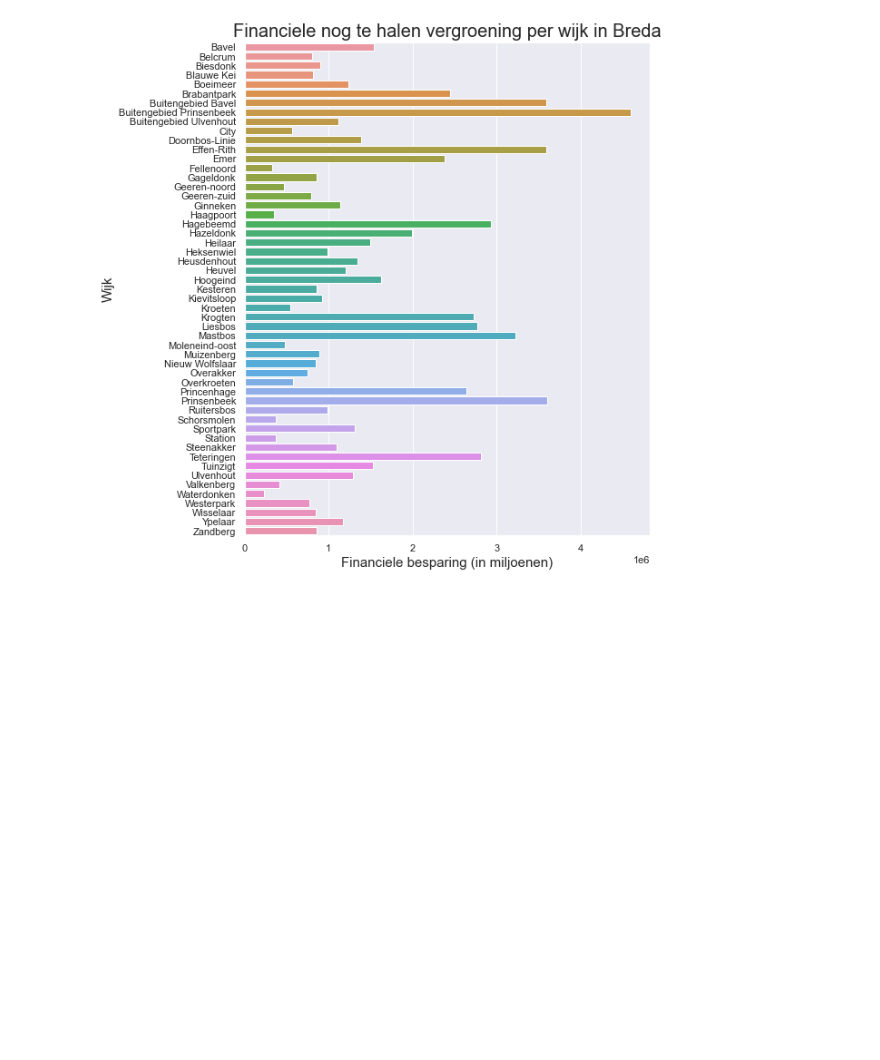
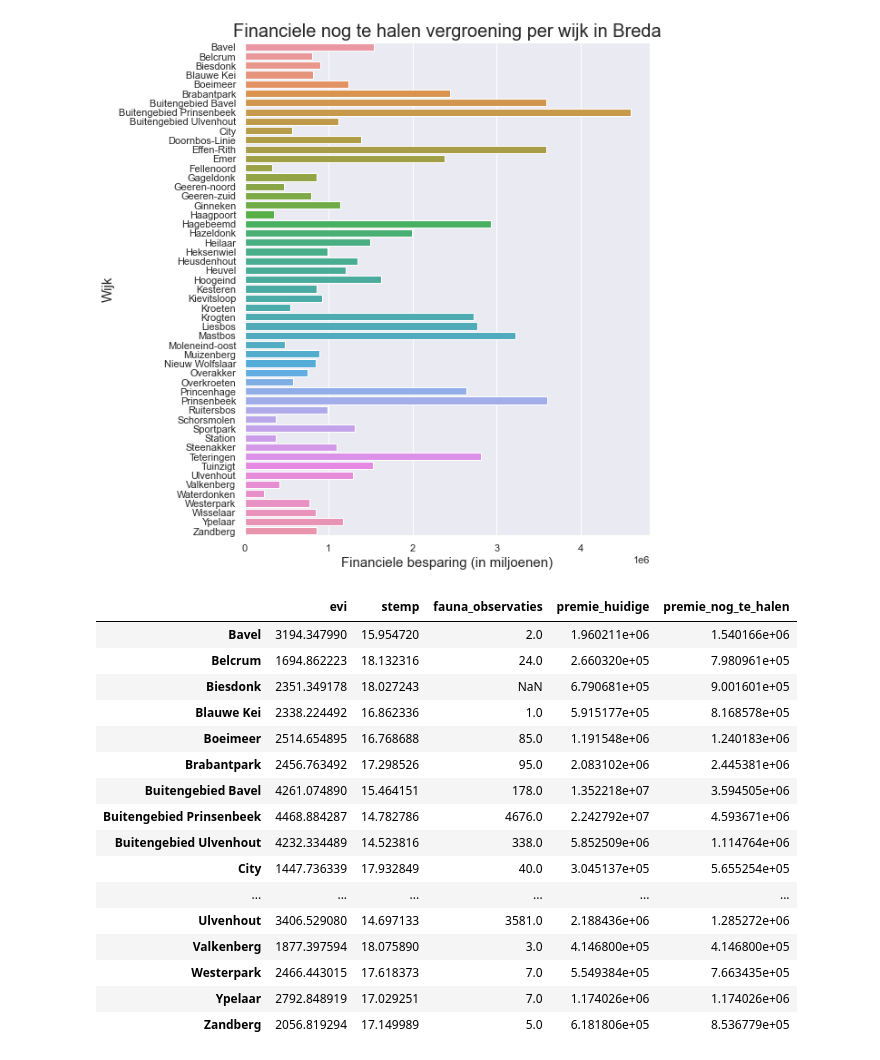
Before and after one commit to esquire900/hackaton-2020, a Jupyter notebook: kosten/kosten-export.ipynb, the cells around one changed output. Cells and saved outputs as stored; diff of their text form; code cells hidden in the pictures; blank space fills up the shorter version.

Commit message:
nieuwe data

```diff
--- a/kosten/kosten-export.ipynb
+++ b/kosten/kosten-export.ipynb
@@ -57,3 +57,26 @@ plt.ylabel("Wijk", fontsize=15)
 plt.show()
 # %% [output]
 [figure]
+# %%
+df_res = pd.read_hdf('./../data/dashboard-data.v01.hdf', 'key')
+df_res = pd.merge(df_res, df[['premie_huidige','premie_nog_te_halen']], left_index=True, right_index=True)
+df_res.fauna_observaties = df_res.fauna_observaties.fillna(0)
+df_res.to_hdf('./../data/dashboard-data.v01.hdf', 'key')
+# %% [output]
+|  | evi | stemp | fauna_observaties | premie_huidige | premie_nog_te_halen |
+| Bavel | 3194.347990 | 15.954720 | 2.0 | 1.960211e+06 | 1.540166e+06 |
+| Belcrum | 1694.862223 | 18.132316 | 24.0 | 2.660320e+05 | 7.980961e+05 |
+| Biesdonk | 2351.349178 | 18.027243 | NaN | 6.790681e+05 | 9.001601e+05 |
+| Blauwe Kei | 2338.224492 | 16.862336 | 1.0 | 5.915177e+05 | 8.168578e+05 |
+| Boeimeer | 2514.654895 | 16.768688 | 85.0 | 1.191548e+06 | 1.240183e+06 |
+| Brabantpark | 2456.763492 | 17.298526 | 95.0 | 2.083102e+06 | 2.445381e+06 |
+| Buitengebied Bavel | 4261.074890 | 15.464151 | 178.0 | 1.352218e+07 | 3.594505e+06 |
+| Buitengebied Prinsenbeek | 4468.884287 | 14.782786 | 4676.0 | 2.242792e+07 | 4.593671e+06 |
+| Buitengebied Ulvenhout | 4232.334489 | 14.523816 | 338.0 | 5.852509e+06 | 1.114764e+06 |
+| City | 1447.736339 | 17.932849 | 40.0 | 3.045137e+05 | 5.655254e+05 |
+| ... | ... | ... | ... | ... | ... |
+| Ulvenhout | 3406.529080 | 14.697133 | 3581.0 | 2.188436e+06 | 1.285272e+06 |
+| Valkenberg | 1877.397594 | 18.075890 | 3.0 | 4.146800e+05 | 4.146800e+05 |
+| Westerpark | 2466.443015 | 17.618373 | 7.0 | 5.549384e+05 | 7.663435e+05 |
+| Ypelaar | 2792.848919 | 17.029251 | 7.0 | 1.174026e+06 | 1.174026e+06 |
+| Zandberg | 2056.819294 | 17.149989 | 5.0 | 6.181806e+05 | 8.536779e+05 |
```
Also changed, not shown: 1 other file.
